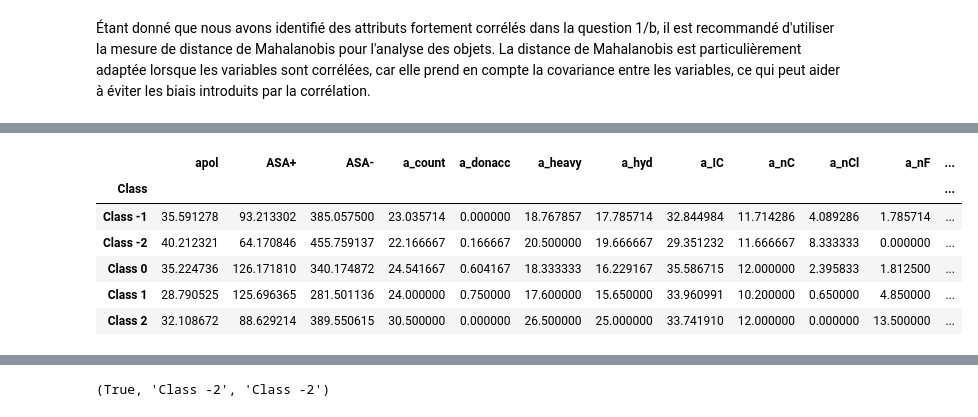
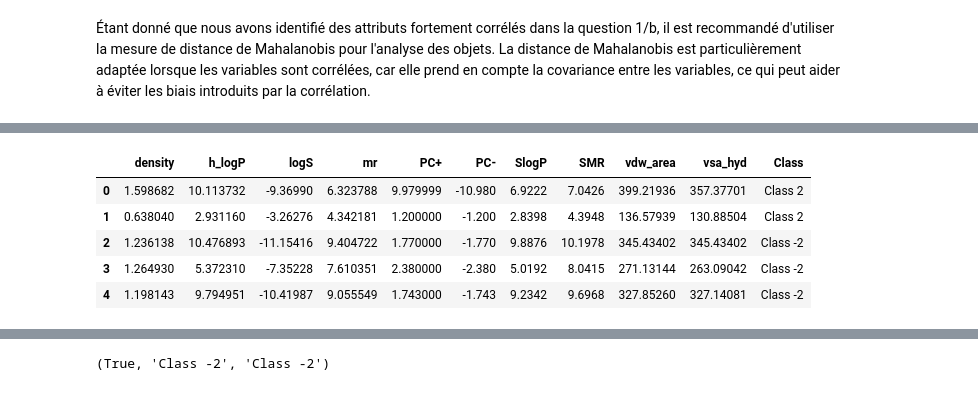
Before and after one commit to KHALOUIoussama/TP1-IFT-870, a Jupyter notebook: Src/Rapport.ipynb, the cells around one changed output, grey strips where cells are left out. Cells and saved outputs as stored; diff of their text form; code cells hidden in the pictures.

```diff
--- a/Src/Rapport.ipynb
+++ b/Src/Rapport.ipynb
@@ -561,7 +562,8 @@ On en déduit que le nombre optimal de composantes est 3, mais les valeurs d'Acc
 # %% [markdown]
 Étant donné que nous avons identifié des attributs fortement corrélés dans la question 1/b, il est recommandé d'utiliser la mesure de distance de Mahalanobis pour l'analyse des objets. La distance de Mahalanobis est particulièrement adaptée lorsque les variables sont corrélées, car elle prend en compte la covariance entre les variables, ce qui peut aider à éviter les biais introduits par la corrélation.
 # %%
-cov_matrix = data_no_class.cov()
+df_BA = data.iloc[:,selected_attributes_index]
+cov_matrix = df_BA.cov()
 # %%
 cov_matrix
 # %% [output]
@@ -585,12 +581,10 @@ cov_matrix
 # %%
-classes = data.groupby('Class')
-centroides = classes.mean()
-centroides
+data = pd.concat([df_BA, data['Class']],axis=1)
+data.head()
 # %% [output]
-|  | apol | ASA+ | ASA- | a_count | a_donacc | a_heavy | a_hyd | a_IC | a_nC | a_nCl | a_nF | ... |
-| Class |  |  |  |  |  |  |  |  |  |  |  | ... |
-| Class -1 | 35.591278 | 93.213302 | 385.057500 | 23.035714 | 0.000000 | 18.767857 | 17.785714 | 32.844984 | 11.714286 | 4.089286 | 1.785714 | ... |
-| Class -2 | 40.212321 | 64.170846 | 455.759137 | 22.166667 | 0.166667 | 20.500000 | 19.666667 | 29.351232 | 11.666667 | 8.333333 | 0.000000 | ... |
-| Class 0 | 35.224736 | 126.171810 | 340.174872 | 24.541667 | 0.604167 | 18.333333 | 16.229167 | 35.586715 | 12.000000 | 2.395833 | 1.812500 | ... |
-| Class 1 | 28.790525 | 125.696365 | 281.501136 | 24.000000 | 0.750000 | 17.600000 | 15.650000 | 33.960991 | 10.200000 | 0.650000 | 4.850000 | ... |
-| Class 2 | 32.108672 | 88.629214 | 389.550615 | 30.500000 | 0.000000 | 26.500000 | 25.000000 | 33.741910 | 12.000000 | 0.000000 | 13.500000 | ... |
+|  | density | h_logP | logS | mr | PC+ | PC- | SlogP | SMR | vdw_area | vsa_hyd | Class |
+| 0 | 1.598682 | 10.113732 | -9.36990 | 6.323788 | 9.979999 | -10.980 | 6.9222 | 7.0426 | 399.21936 | 357.37701 | Class 2 |
+| 1 | 0.638040 | 2.931160 | -3.26276 | 4.342181 | 1.200000 | -1.200 | 2.8398 | 4.3948 | 136.57939 | 130.88504 | Class 2 |
+| 2 | 1.236138 | 10.476893 | -11.15416 | 9.404722 | 1.770000 | -1.770 | 9.8876 | 10.1978 | 345.43402 | 345.43402 | Class -2 |
+| 3 | 1.264930 | 5.372310 | -7.35228 | 7.610351 | 2.380000 | -2.380 | 5.0192 | 8.0415 | 271.13144 | 263.09042 | Class -2 |
+| 4 | 1.198143 | 9.794951 | -10.41987 | 9.055549 | 1.743000 | -1.743 | 9.2342 | 9.6968 | 327.85260 | 327.14081 | Class -2 |
```
Also changed, not shown: parts of 23 cells of this notebook.
